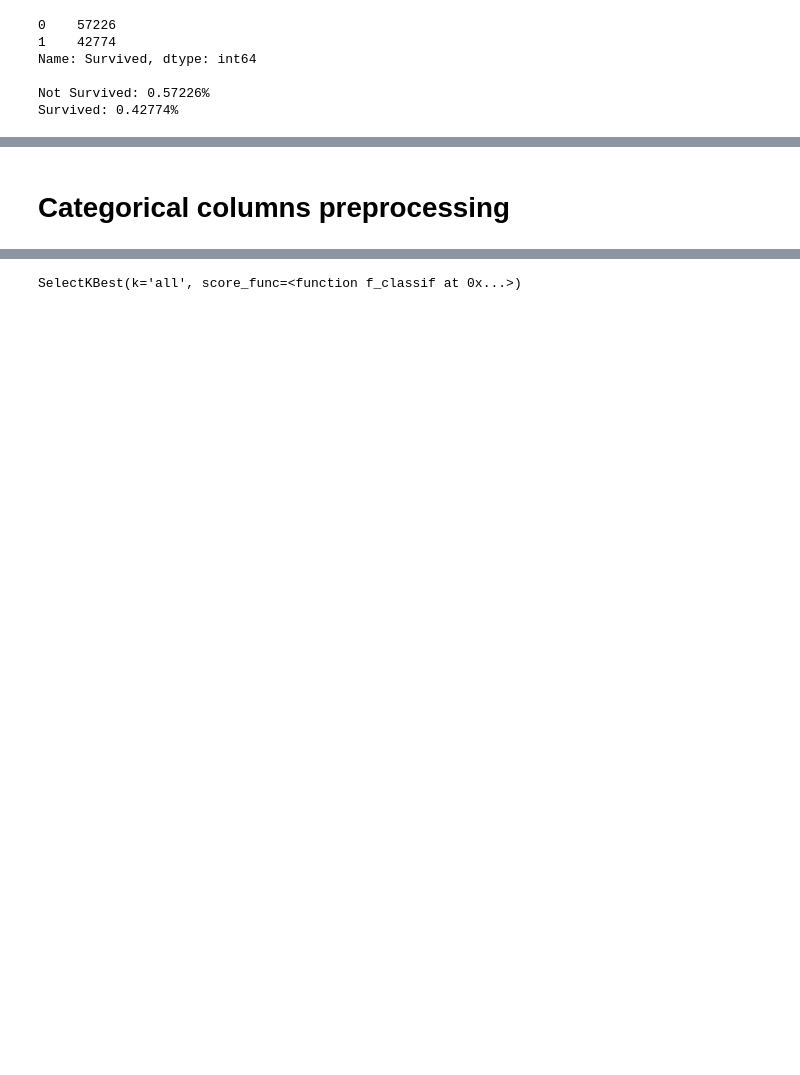
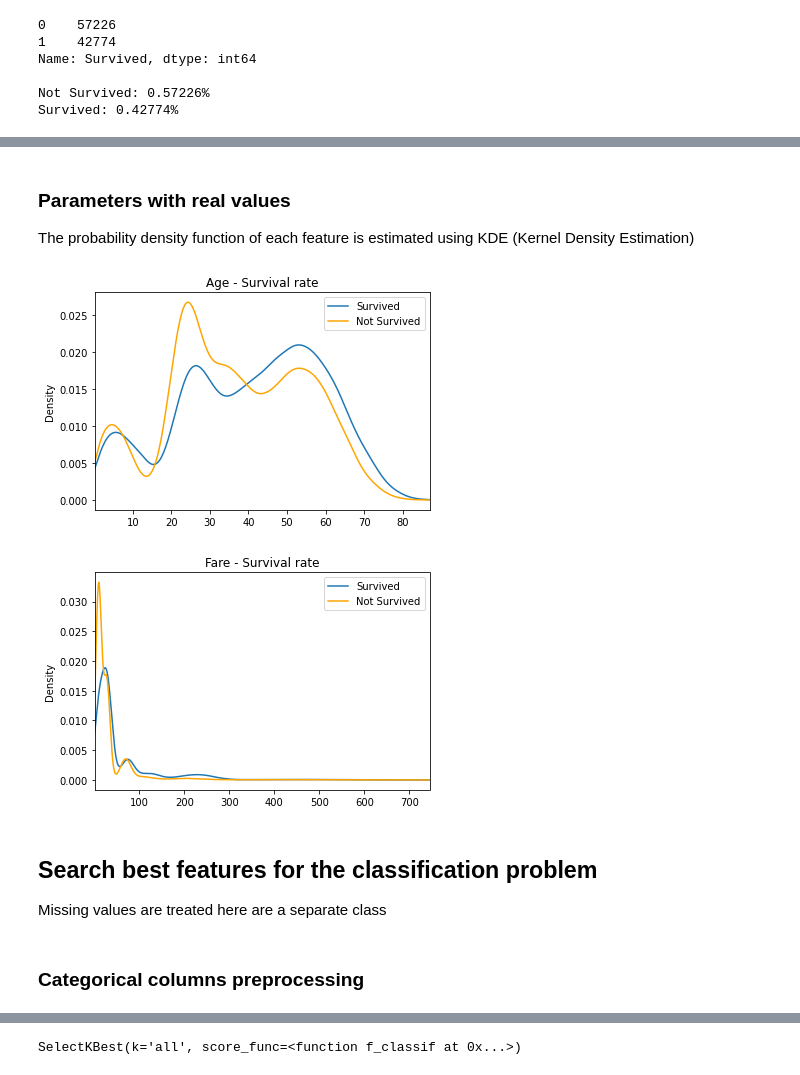
Before and after one commit to renatalucia/KaggleTPSApril21, a Jupyter notebook: KagglePlaygroundApril21.ipynb, the cells around one changed output, grey strips where cells are left out. Saved outputs shown, nothing was run; the diff lists cells and outputs as text; code cells hidden in the pictures; blank space fills up the shorter version.

```diff
--- a/KagglePlaygroundApril21.ipynb
+++ b/KagglePlaygroundApril21.ipynb
@@ -261,0 +366,25 @@ df_test["Cabin_code"] = df_test["Cabin"].str[0]
+# %% [markdown]
+### Parameters with real values
+
+The probability density function of each feature is estimated using KDE (Kernel Density Estimation)
+# %%
+for col in ["Age", "Fare"]:
+  df_train.loc[df_train["Survived"]==1][col].plot(
+      kind='kde',
+      legend=True,
+      label = "Survived",
+      xlim = [df_train[col].min(),
+      df_train[col].max()],
+      title = "{} - Survival rate".format(col)
+  )
+
+  df_train.loc[df_train["Survived"]==0][col].plot(kind='kde',
+                                               legend=True,
+                                               color = "orange",
+                                               label = "Not Survived",
+                                               xlim= [df_train[col].min(),
+                                                      df_train[col].max()])
+  plt.show()
+# %% [output]
+[figure, added]
+[figure, added]
@@ -262,5 +396,9 @@ df_test["Cabin_code"] = df_test["Cabin"].str[0]
+# %% [markdown]
+## Search best features for the classification problem
+
+Missing values are treated here are a separate class
 # %% [markdown]
-# Categorical columns preprocessing
+### Categorical columns preprocessing
 # %%
 df_train["Sex"] = pd.Categorical(df_train["Sex"])
 df_train["Sex"] = np.array(df_train.Sex.cat.codes)
```
Also changed, not shown: parts of 74 cells of this notebook.
